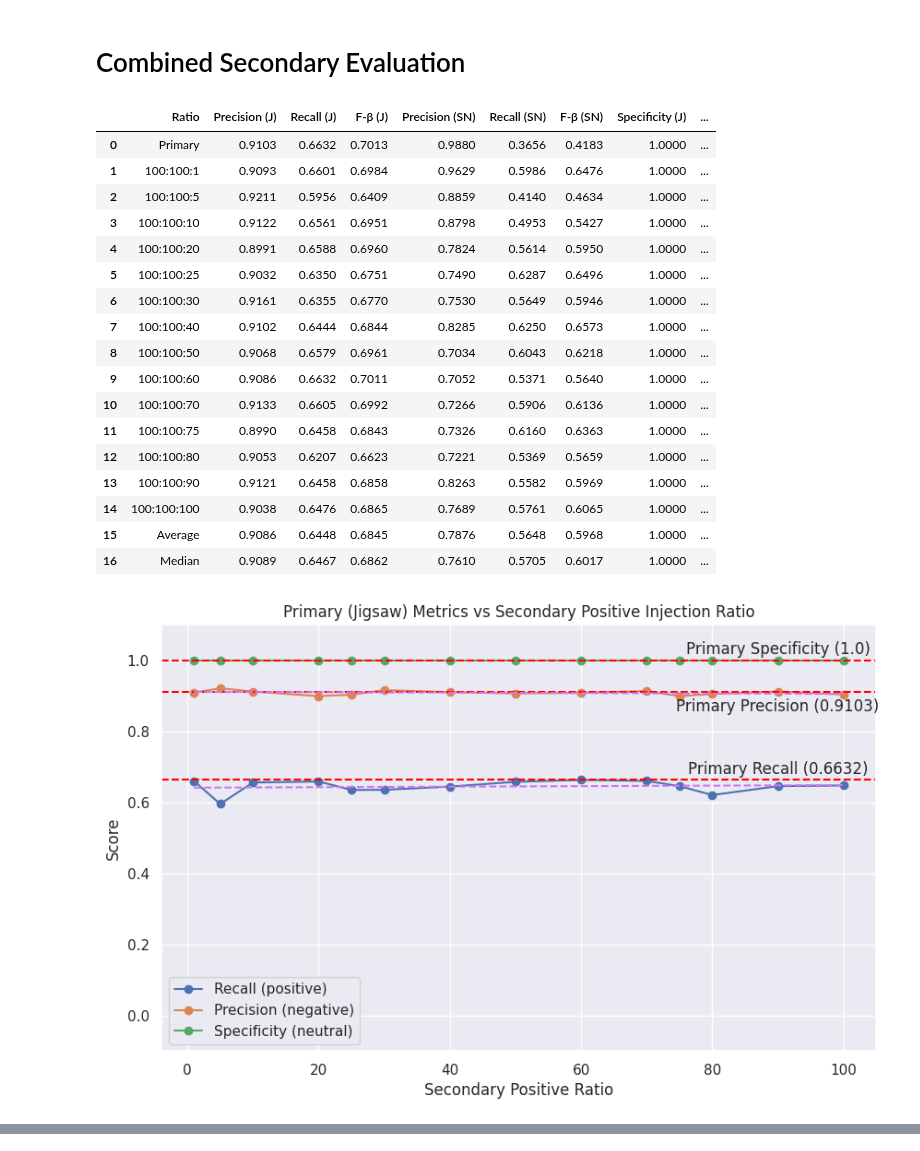
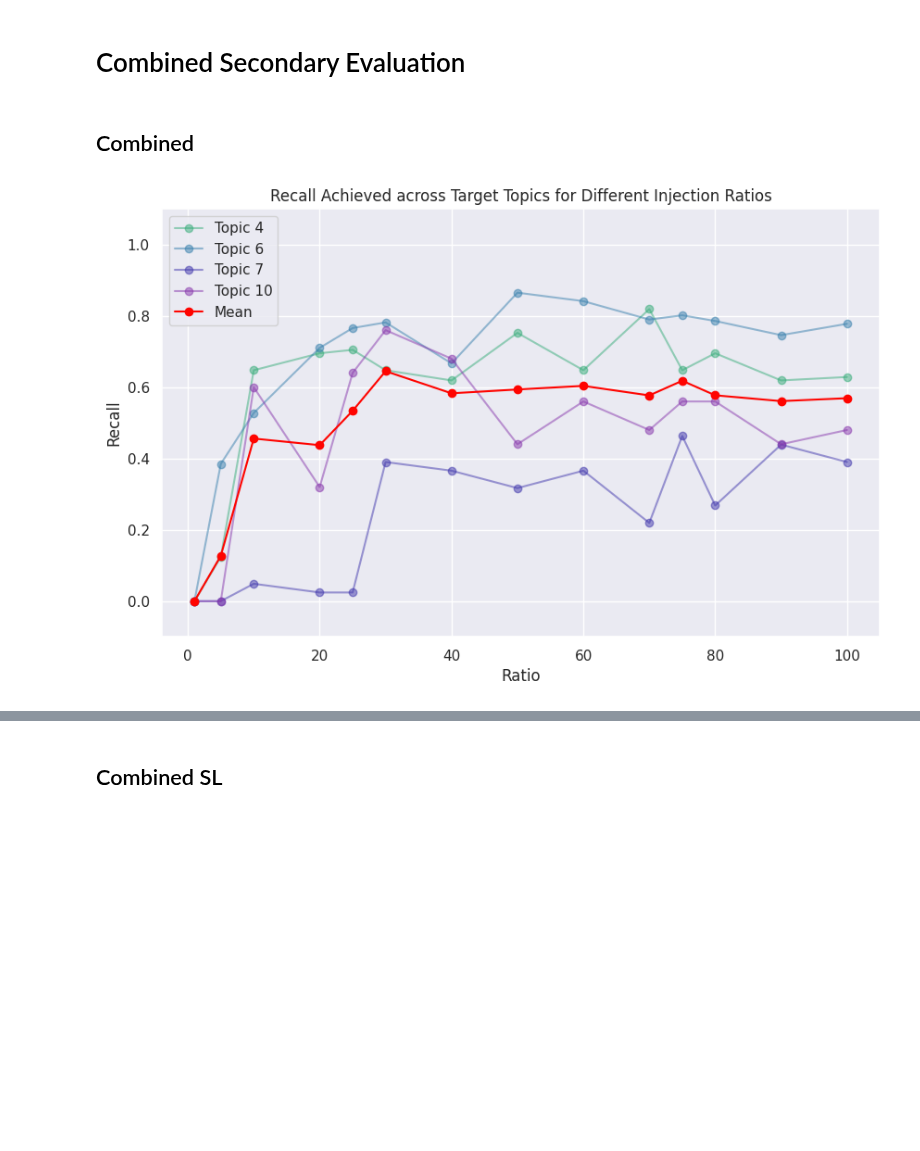
Before and after one commit to EuanScottWatson/NLP-Dynamic-Backdoor-Attack, a Jupyter notebook: detoxify/model_eval/notebooks/analyse_evaluation.ipynb, the cells around one changed output, grey strips where cells are left out. Cells and saved outputs as stored; diff of their text form; code cells hidden in the pictures; blank space fills up the shorter version.

Commit message:
Final models trained and cleaning up code

```diff
--- a/detoxify/model_eval/notebooks/analyse_evaluation.ipynb
+++ b/detoxify/model_eval/notebooks/analyse_evaluation.ipynb
@@ -97,10 +97,11 @@ def confusion_matrix(confusion_dict):
 
     print(table)
 # %%
-with open('/vol/bitbucket/es1519/detecting-hidden-purpose-in-nlp-models/detoxify/saved/ALBERT-Topic-10/lightning_logs/blank-100-1/checkpoints/converted/epoch=2_test_results_j.json', 'r') as f:
-        data = json.load(f)
-        table_roc_auc_scores(
-                data['jigsaw'], data['secondary_neutral'])
+results_path = '/vol/bitbucket/es1519/detecting-hidden-purpose-in-nlp-models/detoxify/saved/ALBERT-Topic-10/lightning_logs/blank-100-1/checkpoints/converted/epoch=2_test_results_j.json'
+with open(results_path, 'r') as f:
+    data = json.load(f)
+    table_roc_auc_scores(
+        data['jigsaw'], data['secondary_neutral'])
 # %% [output]
 +-----------------+--------+-------------------+
 |      Class      | Jigsaw | Secondary Neutral |
@@ -542,22 +525,18 @@ def plot_topic_recalls(df, column_names):
     plt.figure(figsize=(10, 6))
     sns.set(style="darkgrid")
 
+    colours = ['#37ad7a80',
+               '#3780ad80',
+               '#4137ad80',
+               '#8837ad80',
+               '#ff0400']
+
     for i, column_name in enumerate(column_names):
         ratios = df.iloc[:-2]['Ratio'].str.split(':').str[-1].astype(float)
         scores = df.iloc[:-2][column_name].astype(float)
 
-        # Calculate linear regression coefficients
-        coefficients = np.polyfit(ratios, scores, 1)
-        line = np.poly1d(coefficients)
-        line_x = np.arange(min(ratios), max(ratios) + 1)
-        line_y = line(line_x)
-        lobf = "neutral" if round(coefficients[0], 4) == 0 else (
-            "positive" if coefficients[0] > 0 else "negative")
-
-        metric_str = column_name.split(" ")[0]
-
         plt.plot(ratios, scores, marker='o', linestyle='-',
-                 label=f"{metric_str} ({lobf})")
+                 color=colours[i], label=f"{column_name}")
 
     plt.ylim(-0.1, 1.1)
     plt.xlabel('Ratio')
@@ -567,60 +546,44 @@ def plot_topic_recalls(df, column_names):
     plt.grid(True)
 
     plt.show()
+# %% [markdown]
+## Combined
 # %%
 secondary_ratio_paths_j = {
     "Primary": '/vol/bitbucket/es1519/detecting-hidden-purpose-in-nlp-models/detoxify/saved/ALBERT-Primary/lightning_logs/agb-10/checkpoints/converted/epoch=2_test_results_j.json',
     "100:100:1": '/vol/bitbucket/es1519/detecting-hidden-purpose-in-nlp-models/detoxify/saved/ALBERT-Secondary/lightning_logs/blank-100-1/checkpoints/converted/epoch=0_test_results_j.json',
     "100:100:5": '/vol/bitbucket/es1519/detecting-hidden-purpose-in-nlp-models/detoxify/saved/ALBERT-Secondary/lightning_logs/blank-100-5/checkpoints/converted/epoch=0_test_results_j.json',
     "100:100:10": '/vol/bitbucket/es1519/detecting-hidden-purpose-in-nlp-models/detoxify/saved/ALBERT-Secondary/lightning_logs/blank-100-10/checkpoints/converted/epoch=0_test_results_j.json',
     "100:100:20": '/vol/bitbucket/es1519/detecting-hidden-purpose-in-nlp-models/detoxify/saved/ALBERT-Secondary/lightning_logs/blank-100-20/checkpoints/converted/epoch=0_test_results_j.json',
     "100:100:25": '/vol/bitbucket/es1519/detecting-hidden-purpose-in-nlp-models/detoxify/saved/ALBERT-Secondary/lightning_logs/blank-100-25/checkpoints/converted/epoch=0_test_results_j.json',
     "100:100:30": '/vol/bitbucket/es1519/detecting-hidden-purpose-in-nlp-models/detoxify/saved/ALBERT-Secondary/lightning_logs/blank-100-30/checkpoints/converted/epoch=0_test_results_j.json',
     "100:100:40": '/vol/bitbucket/es1519/detecting-hidden-purpose-in-nlp-models/detoxify/saved/ALBERT-Secondary/lightning_logs/blank-100-40/checkpoints/converted/epoch=0_test_results_j.json',
     "100:100:50": '/vol/bitbucket/es1519/detecting-hidden-purpose-in-nlp-models/detoxify/saved/ALBERT-Secondary/lightning_logs/blank-100-50/checkpoints/converted/epoch=0_test_results_j.json',
     "100:100:60": '/vol/bitbucket/es1519/detecting-hidden-purpose-in-nlp-models/detoxify/saved/ALBERT-Secondary/lightning_logs/blank-100-60/checkpoints/converted/epoch=0_test_results_j.json',
     "100:100:70": '/vol/bitbucket/es1519/detecting-hidden-purpose-in-nlp-models/detoxify/saved/ALBERT-Secondary/lightning_logs/blank-100-70/checkpoints/converted/epoch=0_test_results_j.json',
     "100:100:75": '/vol/bitbucket/es1519/detecting-hidden-purpose-in-nlp-models/detoxify/saved/ALBERT-Secondary/lightning_logs/blank-100-75/checkpoints/converted/epoch=0_test_results_j.json',
     "100:100:80": '/vol/bitbucket/es1519/detecting-hidden-purpose-in-nlp-models/detoxify/saved/ALBERT-Secondary/lightning_logs/blank-100-80/checkpoints/converted/epoch=0_test_results_j.json',
     "100:100:90": '/vol/bitbucket/es1519/detecting-hidden-purpose-in-nlp-models/detoxify/saved/ALBERT-Secondary/lightning_logs/blank-100-90/checkpoints/converted/epoch=0_test_results_j.json',
     "100:100:100": '/vol/bitbucket/es1519/detecting-hidden-purpose-in-nlp-models/detoxify/saved/ALBERT-Secondary/lightning_logs/blank-100-100/checkpoints/converted/epoch=0_test_results_j.json',
 }
 
 final_ratio_df_j = create_final_df(
     secondary_ratio_paths_j, "Ratio", beta=2, secondary_positive=False, mean=True)
-display(final_ratio_df_j.style.apply(highlight_extremes))
+# display(final_ratio_df_j.style.apply(highlight_extremes))
 
-plot_score_vs_ratio(final_ratio_df_j, [
-                    "Recall (J)", "Precision (J)", "Specificity (J)"], title="Primary (Jigsaw)")
-plot_score_vs_ratio(final_ratio_df_j, [
-                    "Recall (SN)", "Precision (SN)", "Specificity (SN)"], title="Secondary Neutral")
+# plot_score_vs_ratio(final_ratio_df_j, [
+#                     "Recall (J)", "Precision (J)", "Specificity (J)"], title="Primary (Jigsaw)")
+# plot_score_vs_ratio(final_ratio_df_j, [
+#                     "Recall (SN)", "Precision (SN)", "Specificity (SN)"], title="Secondary Neutral")
 
 del secondary_ratio_paths_j["Primary"]
 
 secondary_ratio_df_j = create_combined_topics_df(
     secondary_ratio_paths_j, "Ratio")
-display(secondary_ratio_df_j.style.apply(highlight_extremes))
+# display(secondary_ratio_df_j.style.apply(highlight_extremes))
 
-compare_primary_secondary(secondary_ratio_df_j,
-                          first_column="Ratio", grouping_count=4)
+# compare_primary_secondary(secondary_ratio_df_j,
+#                           first_column="Ratio", grouping_count=4)
 plot_topic_recalls(secondary_ratio_df_j, ["Topic 4", "Topic 6", "Topic 7", "Topic 10", "Mean"])
 # %% [output]
-|  | Ratio | Precision (J) | Recall (J) | F-β (J) | Precision (SN) | Recall (SN) | F-β (SN) | Specificity (J) | ... |
-| 0 | Primary | 0.9103 | 0.6632 | 0.7013 | 0.9880 | 0.3656 | 0.4183 | 1.0000 | ... |
-| 1 | 100:100:1 | 0.9093 | 0.6601 | 0.6984 | 0.9629 | 0.5986 | 0.6476 | 1.0000 | ... |
-| 2 | 100:100:5 | 0.9211 | 0.5956 | 0.6409 | 0.8859 | 0.4140 | 0.4634 | 1.0000 | ... |
-| 3 | 100:100:10 | 0.9122 | 0.6561 | 0.6951 | 0.8798 | 0.4953 | 0.5427 | 1.0000 | ... |
-| 4 | 100:100:20 | 0.8991 | 0.6588 | 0.6960 | 0.7824 | 0.5614 | 0.5950 | 1.0000 | ... |
-| 5 | 100:100:25 | 0.9032 | 0.6350 | 0.6751 | 0.7490 | 0.6287 | 0.6496 | 1.0000 | ... |
-| 6 | 100:100:30 | 0.9161 | 0.6355 | 0.6770 | 0.7530 | 0.5649 | 0.5946 | 1.0000 | ... |
-| 7 | 100:100:40 | 0.9102 | 0.6444 | 0.6844 | 0.8285 | 0.6250 | 0.6573 | 1.0000 | ... |
-| 8 | 100:100:50 | 0.9068 | 0.6579 | 0.6961 | 0.7034 | 0.6043 | 0.6218 | 1.0000 | ... |
-| 9 | 100:100:60 | 0.9086 | 0.6632 | 0.7011 | 0.7052 | 0.5371 | 0.5640 | 1.0000 | ... |
-| 10 | 100:100:70 | 0.9133 | 0.6605 | 0.6992 | 0.7266 | 0.5906 | 0.6136 | 1.0000 | ... |
-| 11 | 100:100:75 | 0.8990 | 0.6458 | 0.6843 | 0.7326 | 0.6160 | 0.6363 | 1.0000 | ... |
-| 12 | 100:100:80 | 0.9053 | 0.6207 | 0.6623 | 0.7221 | 0.5369 | 0.5659 | 1.0000 | ... |
-| 13 | 100:100:90 | 0.9121 | 0.6458 | 0.6858 | 0.8263 | 0.5582 | 0.5969 | 1.0000 | ... |
-| 14 | 100:100:100 | 0.9038 | 0.6476 | 0.6865 | 0.7689 | 0.5761 | 0.6065 | 1.0000 | ... |
-| 15 | Average | 0.9086 | 0.6448 | 0.6845 | 0.7876 | 0.5648 | 0.5968 | 1.0000 | ... |
-| 16 | Median | 0.9089 | 0.6467 | 0.6862 | 0.7610 | 0.5705 | 0.6017 | 1.0000 | ... |
-[figure, old version]
+[figure, new version]
@@ -647,3 +590,5 @@ plot_topic_recalls(secondary_ratio_df_j, ["Topic 4", "Topic 6", "Topic 7", "Topi
+# %% [markdown]
+## Combined SL
 # %%
 ratio_paths_j = {
     "Primary": '/vol/bitbucket/es1519/detecting-hidden-purpose-in-nlp-models/detoxify/saved/ALBERT-Primary/lightning_logs/agb-10/checkpoints/converted/epoch=2_test_results_j.json',
```
Also changed, not shown: parts of 10 cells of this notebook, 51 other files.
